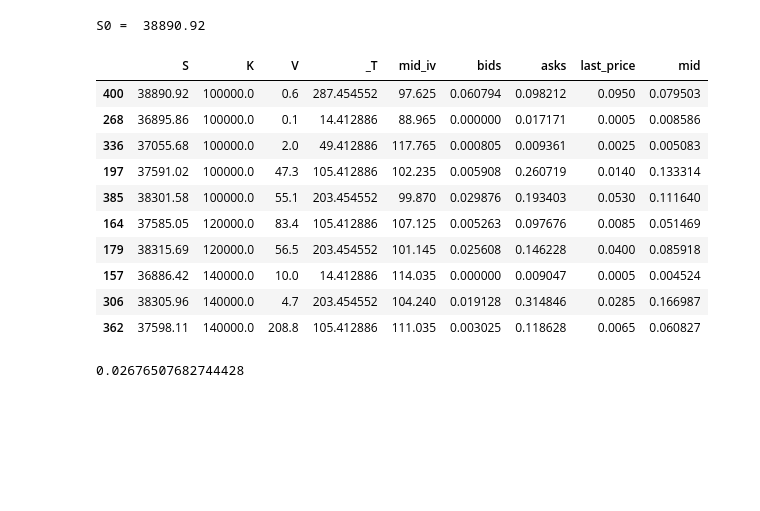
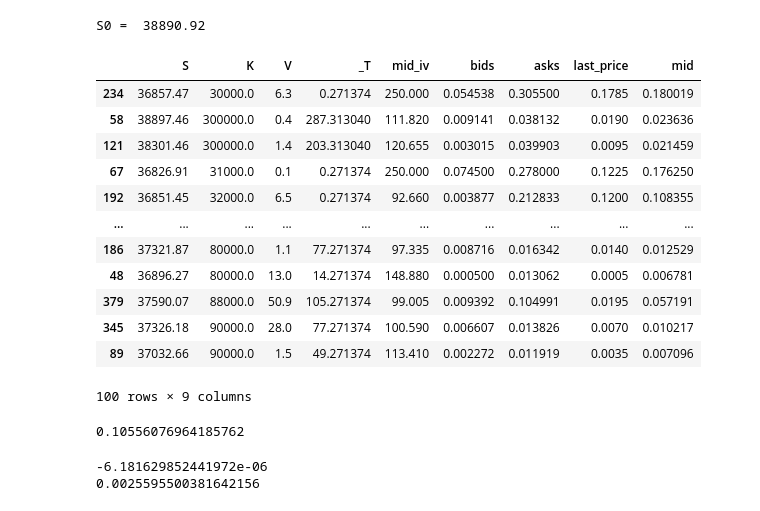
Before and after one commit to Rxzh/deribit_scraping, a Jupyter notebook: deribit_scraper_test.ipynb, the cells around one changed output. Saved outputs shown, nothing was run; the diff lists cells and outputs as text; code cells hidden in the pictures; blank space fills up the shorter version.

```diff
--- a/deribit_scraper_test.ipynb
+++ b/deribit_scraper_test.ipynb
@@ -351,21 +366,25 @@ class Call:
 call = Call(model, btc_call)
 # %% [output]
 S0 =  38890.92
-# %%
-btc_call.head(10)
-# %% [output]
-|  | S | K | V | _T | mid_iv | bids | asks | last_price | mid |
-| 400 | 38890.92 | 100000.0 | 0.6 | 287.454552 | 97.625 | 0.060794 | 0.098212 | 0.0950 | 0.079503 |
-| 268 | 36895.86 | 100000.0 | 0.1 | 14.412886 | 88.965 | 0.000000 | 0.017171 | 0.0005 | 0.008586 |
-| 336 | 37055.68 | 100000.0 | 2.0 | 49.412886 | 117.765 | 0.000805 | 0.009361 | 0.0025 | 0.005083 |
-| 197 | 37591.02 | 100000.0 | 47.3 | 105.412886 | 102.235 | 0.005908 | 0.260719 | 0.0140 | 0.133314 |
-| 385 | 38301.58 | 100000.0 | 55.1 | 203.454552 | 99.870 | 0.029876 | 0.193403 | 0.0530 | 0.111640 |
-| 164 | 37585.05 | 120000.0 | 83.4 | 105.412886 | 107.125 | 0.005263 | 0.097676 | 0.0085 | 0.051469 |
-| 179 | 38315.69 | 120000.0 | 56.5 | 203.454552 | 101.145 | 0.025608 | 0.146228 | 0.0400 | 0.085918 |
-| 157 | 36886.42 | 140000.0 | 10.0 | 14.412886 | 114.035 | 0.000000 | 0.009047 | 0.0005 | 0.004524 |
-| 306 | 38305.96 | 140000.0 | 4.7 | 203.454552 | 104.240 | 0.019128 | 0.314846 | 0.0285 | 0.166987 |
-| 362 | 37598.11 | 140000.0 | 208.8 | 105.412886 | 111.035 | 0.003025 | 0.118628 | 0.0065 | 0.060827 |
-# %%
-call.C(K = 120400.0,T = 413.454552 )
-# %% [output]
-0.02676507682744428
+# %%
+btc_call.tail(100)
+# %% [output]
+|  | S | K | V | _T | mid_iv | bids | asks | last_price | mid |
+| 234 | 36857.47 | 30000.0 | 6.3 | 0.271374 | 250.000 | 0.054538 | 0.305500 | 0.1785 | 0.180019 |
+| 58 | 38897.46 | 300000.0 | 0.4 | 287.313040 | 111.820 | 0.009141 | 0.038132 | 0.0190 | 0.023636 |
+| 121 | 38301.46 | 300000.0 | 1.4 | 203.313040 | 120.655 | 0.003015 | 0.039903 | 0.0095 | 0.021459 |
+| 67 | 36826.91 | 31000.0 | 0.1 | 0.271374 | 250.000 | 0.074500 | 0.278000 | 0.1225 | 0.176250 |
+| 192 | 36851.45 | 32000.0 | 6.5 | 0.271374 | 92.660 | 0.003877 | 0.212833 | 0.1200 | 0.108355 |
+| ... | ... | ... | ... | ... | ... | ... | ... | ... | ... |
+| 186 | 37321.87 | 80000.0 | 1.1 | 77.271374 | 97.335 | 0.008716 | 0.016342 | 0.0140 | 0.012529 |
+| 48 | 36896.27 | 80000.0 | 13.0 | 14.271374 | 148.880 | 0.000500 | 0.013062 | 0.0005 | 0.006781 |
+| 379 | 37590.07 | 88000.0 | 50.9 | 105.271374 | 99.005 | 0.009392 | 0.104991 | 0.0195 | 0.057191 |
+| 345 | 37326.18 | 90000.0 | 28.0 | 77.271374 | 100.590 | 0.006607 | 0.013826 | 0.0070 | 0.010217 |
+| 89 | 37032.66 | 90000.0 | 1.5 | 49.271374 | 113.410 | 0.002272 | 0.011919 | 0.0035 | 0.007096 |
+100 rows × 9 columns
+# %%
+K = 31000.0
+T = 0.271374
+call.C(K ,T)
+# %% [output]
+0.10556076964185762
@@ -371,0 +413,6 @@ call.C(K = 120400.0,T = 413.454552 )
+# %%
+print(dC_dK(call.C, K, T))
+print(dC_dT(call.C, K, T))
+# %% [output]
+-6.181629852441972e-06
+0.0025595500381642156
```
Also changed, not shown: parts of 8 cells of this notebook.
